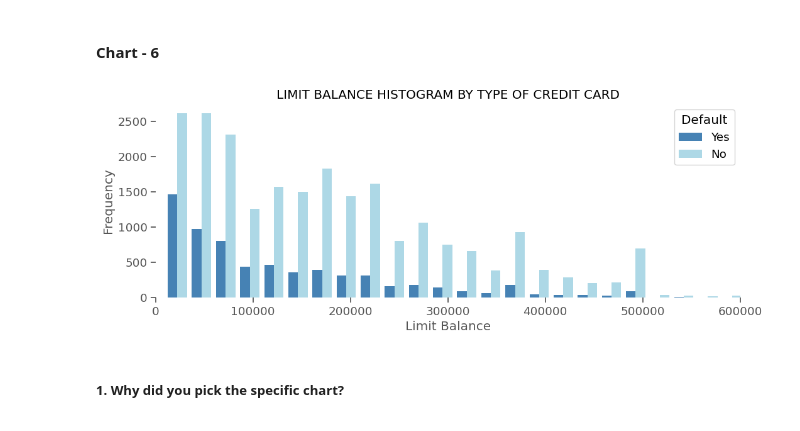
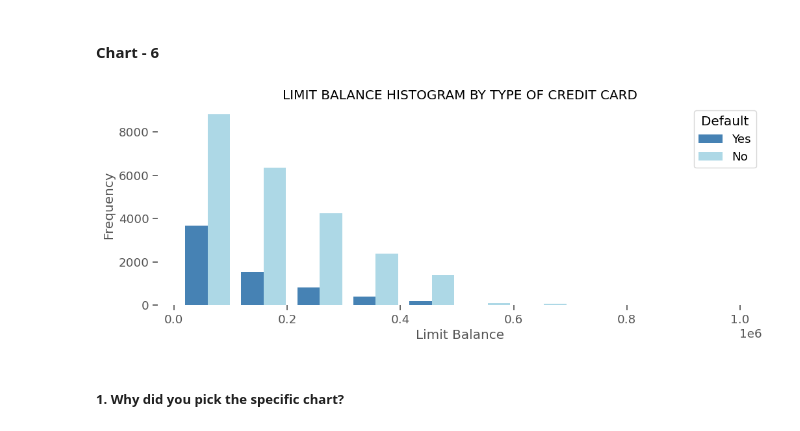
Before and after one commit to Navjotkhatri/Credit-Card-Default-Prediction, a Jupyter notebook: Credit_Card_Default_Prediction.ipynb, the cells around one changed output. Saved outputs shown, nothing was run; the diff lists cells and outputs as text; code cells hidden in the pictures.

```diff
--- a/Credit_Card_Default_Prediction.ipynb
+++ b/Credit_Card_Default_Prediction.ipynb
@@ -528,20 +528,20 @@ Answer Here
 # %%
 # Chart - 6 visualization code
 x1 = list(cr_df[cr_df['Default'] == 1]['LIMIT_BAL'])
 x2 = list(cr_df[cr_df['Default'] == 0]['LIMIT_BAL'])
 
 plt.figure(figsize=(12,4))
 sns.set_context('notebook', font_scale=1.2)
-plt.hist([x1, x2], bins = 40, color=['steelblue', 'lightblue'])
-plt.xlim([0,600000])
+plt.hist([x1, x2], color=['steelblue', 'lightblue'])
+
 plt.legend(['Yes', 'No'], title = 'Default', loc='upper right', facecolor='white')
 plt.xlabel('Limit Balance')
 plt.ylabel('Frequency')
 plt.title('LIMIT BALANCE HISTOGRAM BY TYPE OF CREDIT CARD')
 plt.box(False)
 plt.savefig('ImageName', format='png', dpi=200, transparent=True)
 # %% [output]
-[figure, old version]
+[figure, new version]
 # %% [markdown]
 ##### 1. Why did you pick the specific chart?
 # %% [markdown]
```
Also changed, not shown: parts of 11 cells of this notebook.
